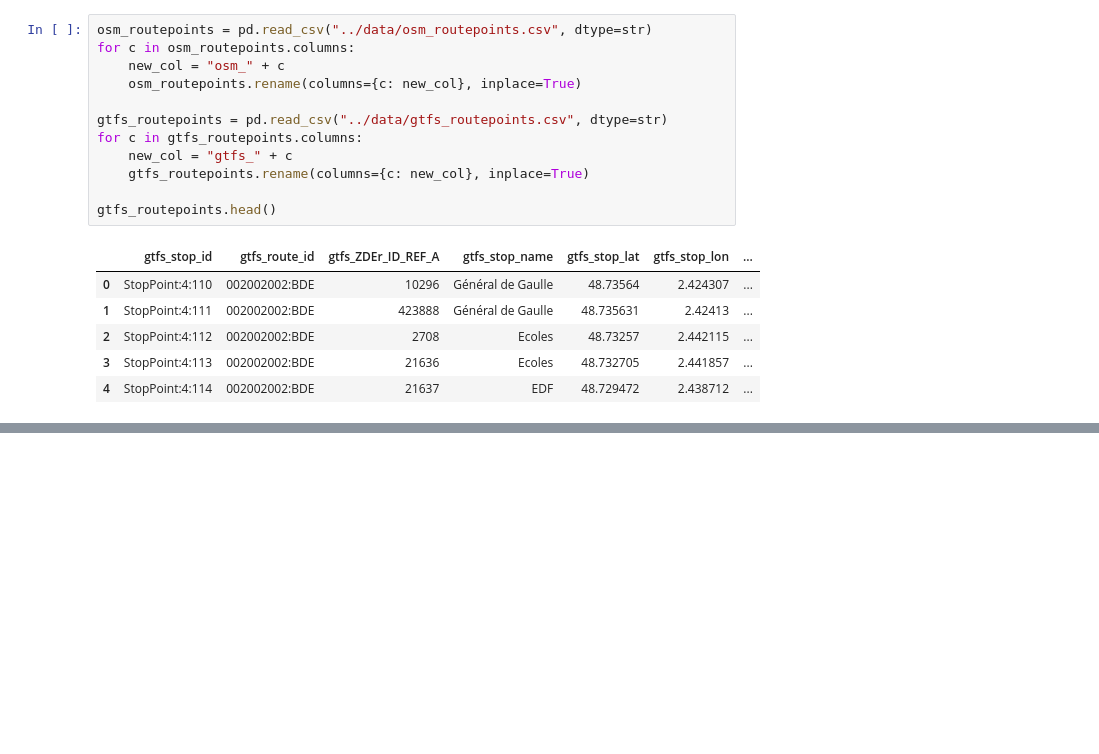
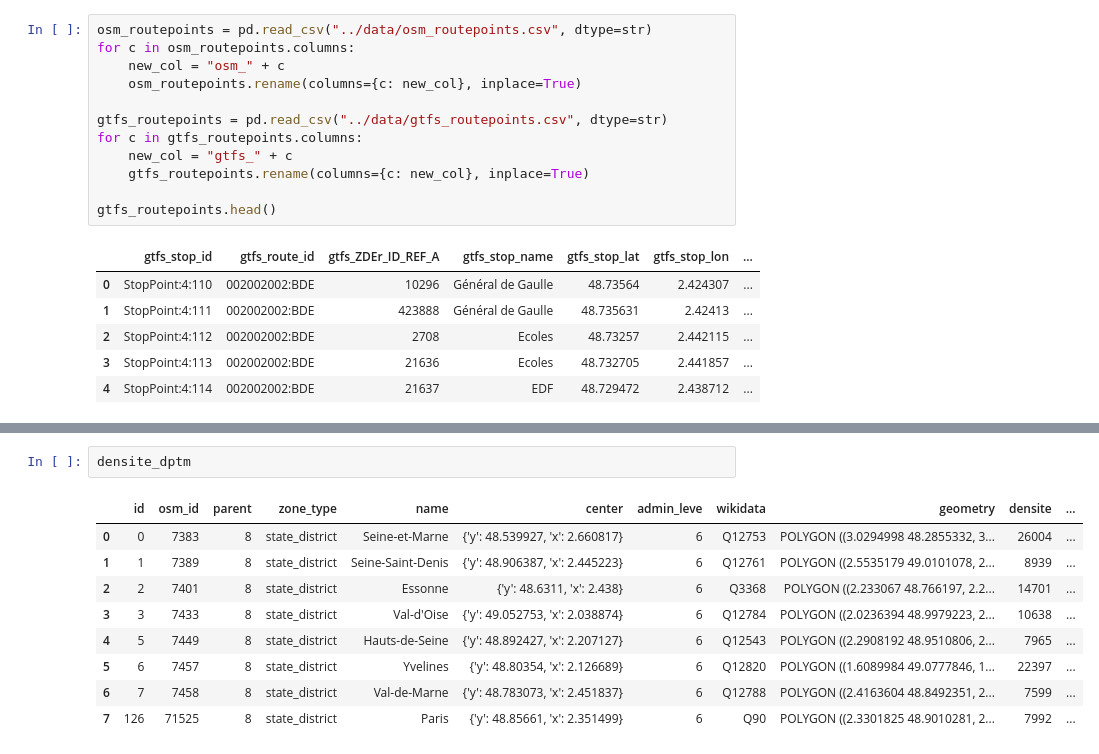
Before and after one commit to Jungle-Bus/ref-fr-STIF, a Jupyter notebook: audit_routepoints/analyse géographique.ipynb, the cells around one changed output, grey strips where cells are left out. Drawn from its saved outputs; the diff is of its cells as text; blank space fills up the shorter version.

```diff
--- a/audit_routepoints/analyse géographique.ipynb
+++ b/audit_routepoints/analyse géographique.ipynb
@@ -95,0 +61,12 @@ TypeError: Empty 'DataFrame': no numeric data to plot
+# %%
+densite_dptm
+# %% [output]
+|  | id | osm_id | parent | zone_type | name | center | admin_leve | wikidata | geometry | densite | ... |
+| 0 | 0 | 7383 | 8 | state_district | Seine-et-Marne | {'y': 48.539927, 'x': 2.660817} | 6 | Q12753 | POLYGON ((3.0294998 48.2855332, 3... | 26004 | ... |
+| 1 | 1 | 7389 | 8 | state_district | Seine-Saint-Denis | {'y': 48.906387, 'x': 2.445223} | 6 | Q12761 | POLYGON ((2.5535179 49.0101078, 2... | 8939 | ... |
+| 2 | 2 | 7401 | 8 | state_district | Essonne | {'y': 48.6311, 'x': 2.438} | 6 | Q3368 | POLYGON ((2.233067 48.766197, 2.2... | 14701 | ... |
+| 3 | 3 | 7433 | 8 | state_district | Val-d'Oise | {'y': 49.052753, 'x': 2.038874} | 6 | Q12784 | POLYGON ((2.0236394 48.9979223, 2... | 10638 | ... |
+| 4 | 5 | 7449 | 8 | state_district | Hauts-de-Seine | {'y': 48.892427, 'x': 2.207127} | 6 | Q12543 | POLYGON ((2.2908192 48.9510806, 2... | 7965 | ... |
+| 5 | 6 | 7457 | 8 | state_district | Yvelines | {'y': 48.80354, 'x': 2.126689} | 6 | Q12820 | POLYGON ((1.6089984 49.0777846, 1... | 22397 | ... |
+| 6 | 7 | 7458 | 8 | state_district | Val-de-Marne | {'y': 48.783073, 'x': 2.451837} | 6 | Q12788 | POLYGON ((2.4163604 48.8492351, 2... | 7599 | ... |
+| 7 | 126 | 71525 | 8 | state_district | Paris | {'y': 48.85661, 'x': 2.351499} | 6 | Q90 | POLYGON ((2.3301825 48.9010281, 2... | 7992 | ... |
```
Also changed, not shown: parts of 17 cells of this notebook, 4 other files.
